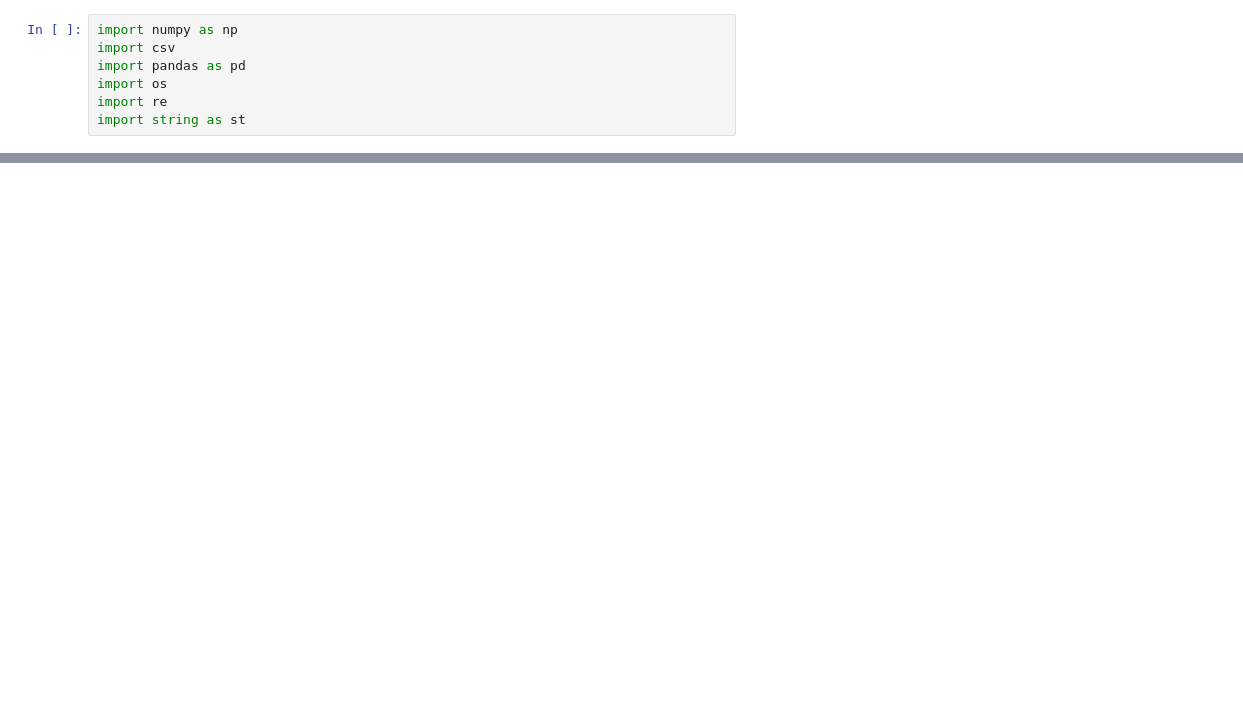
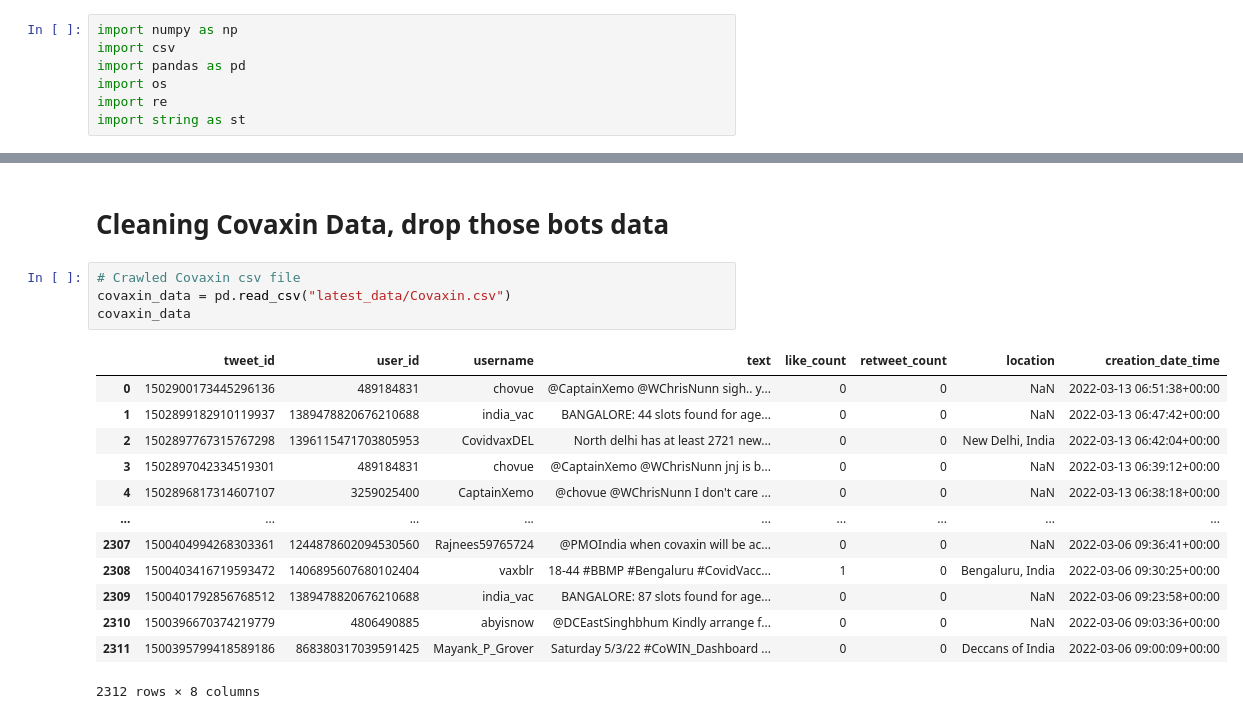
Before and after one commit to hienvantran/CZ4034-Information-Retrieval, a Jupyter notebook: preprocessing.ipynb, the cells around one changed output, grey strips where cells are left out. Saved outputs shown, nothing was run; the diff lists cells and outputs as text; blank space fills up the shorter version.

```diff
--- a/preprocessing.ipynb
+++ b/preprocessing.ipynb
@@ -124,0 +69,20 @@ sputnik_data.to_csv("Sputnik.csv", encoding='utf-8', index=False)
+# %% [markdown]
+# Cleaning Covaxin Data, drop those bots data
+# %%
+# Crawled Covaxin csv file
+covaxin_data = pd.read_csv("latest_data/Covaxin.csv")
+covaxin_data
+# %% [output]
+|  | tweet_id | user_id | username | text | like_count | retweet_count | location | creation_date_time |
+| 0 | 1502900173445296136 | 489184831 | chovue | @CaptainXemo @WChrisNunn sigh.. y... | 0 | 0 | NaN | 2022-03-13 06:51:38+00:00 |
+| 1 | 1502899182910119937 | 1389478820676210688 | india_vac | BANGALORE: 44 slots found for age... | 0 | 0 | NaN | 2022-03-13 06:47:42+00:00 |
+| 2 | 1502897767315767298 | 1396115471703805953 | CovidvaxDEL | North delhi has at least 2721 new... | 0 | 0 | New Delhi, India | 2022-03-13 06:42:04+00:00 |
+| 3 | 1502897042334519301 | 489184831 | chovue | @CaptainXemo @WChrisNunn jnj is b... | 0 | 0 | NaN | 2022-03-13 06:39:12+00:00 |
+| 4 | 1502896817314607107 | 3259025400 | CaptainXemo | @chovue @WChrisNunn I don't care ... | 0 | 0 | NaN | 2022-03-13 06:38:18+00:00 |
+| ... | ... | ... | ... | ... | ... | ... | ... | ... |
+| 2307 | 1500404994268303361 | 1244878602094530560 | Rajnees59765724 | @PMOIndia when covaxin will be ac... | 0 | 0 | NaN | 2022-03-06 09:36:41+00:00 |
+| 2308 | 1500403416719593472 | 1406895607680102404 | vaxblr | 18-44 #BBMP #Bengaluru #CovidVacc... | 1 | 0 | Bengaluru, India | 2022-03-06 09:30:25+00:00 |
+| 2309 | 1500401792856768512 | 1389478820676210688 | india_vac | BANGALORE: 87 slots found for age... | 0 | 0 | NaN | 2022-03-06 09:23:58+00:00 |
+| 2310 | 1500396670374219779 | 4806490885 | abyisnow | @DCEastSinghbhum Kindly arrange f... | 0 | 0 | NaN | 2022-03-06 09:03:36+00:00 |
+| 2311 | 1500395799418589186 | 868380317039591425 | Mayank_P_Grover | Saturday 5/3/22 #CoWIN_Dashboard ... | 0 | 0 | Deccans of India | 2022-03-06 09:00:09+00:00 |
+2312 rows × 8 columns
```
Also changed, not shown: parts of 54 cells of this notebook, 7 other files.
